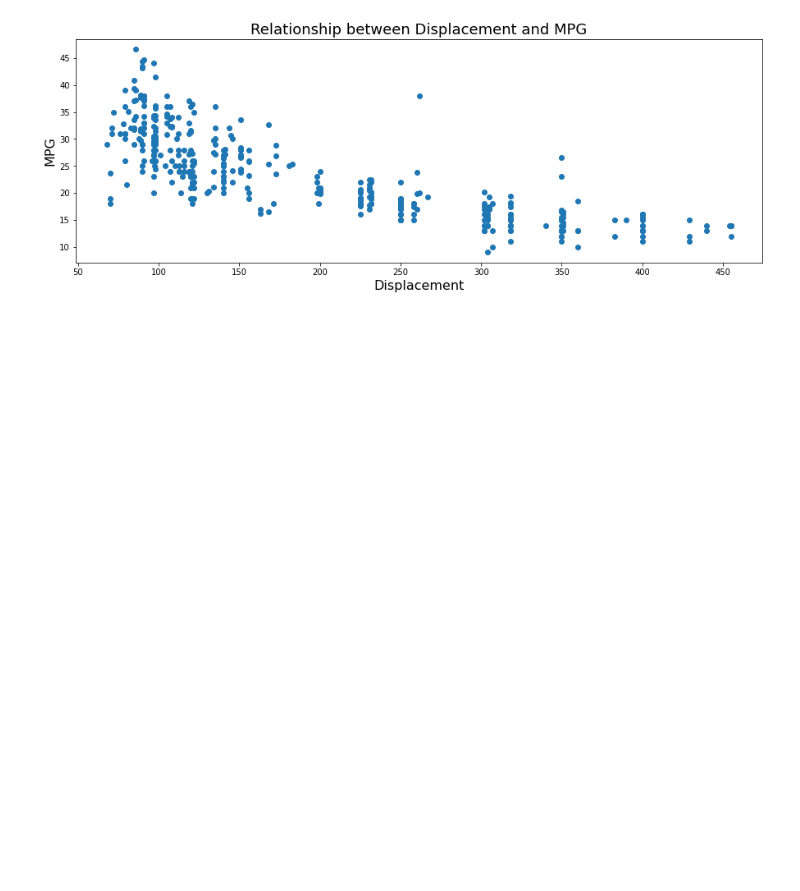
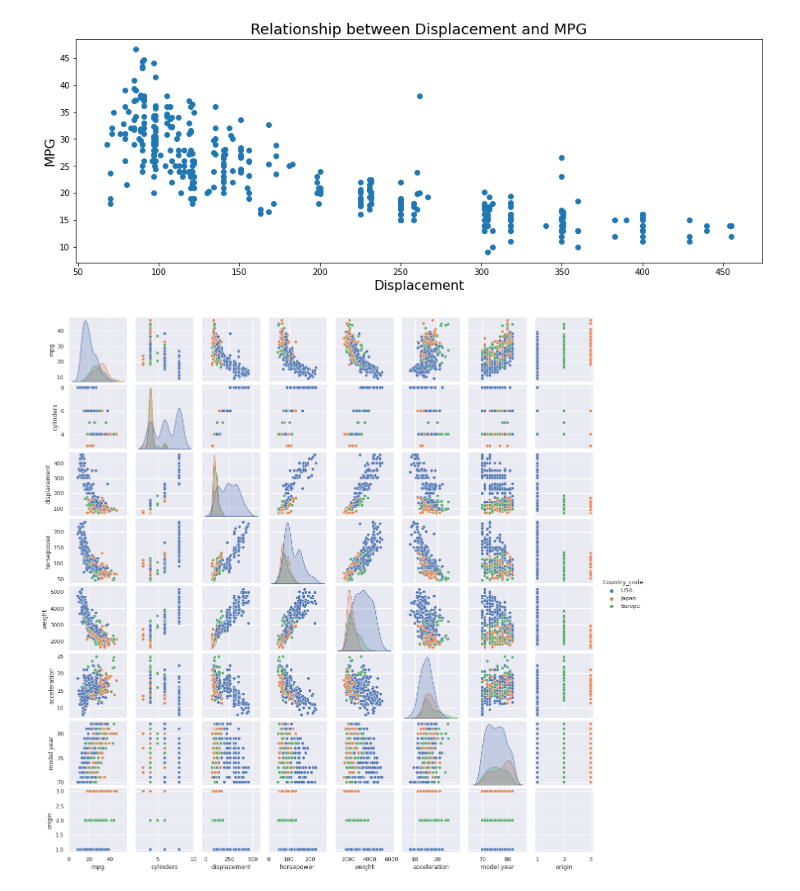
Before and after one commit to samgarcia3/Auto-MPG-Analysis, a Jupyter notebook: Auto_mpg.ipynb, the cells around one changed output. Cells and saved outputs as stored; diff of their text form; code cells hidden in the pictures; blank space fills up the shorter version.

```diff
--- a/Auto_mpg.ipynb
+++ b/Auto_mpg.ipynb
@@ -484,3 +484,10 @@ plt.title(r"Relationship between Displacement and MPG", size=18)
 plt.show()
 # %% [output]
 [figure]
+# %%
+#scatterplot
+sns.set()
+sns.pairplot(clean_mpg, size = 2.0,hue ='Country_code')
+plt.show()
+# %% [output]
+[figure, added]
```
Also changed, not shown: parts of 1 cell of this notebook.
